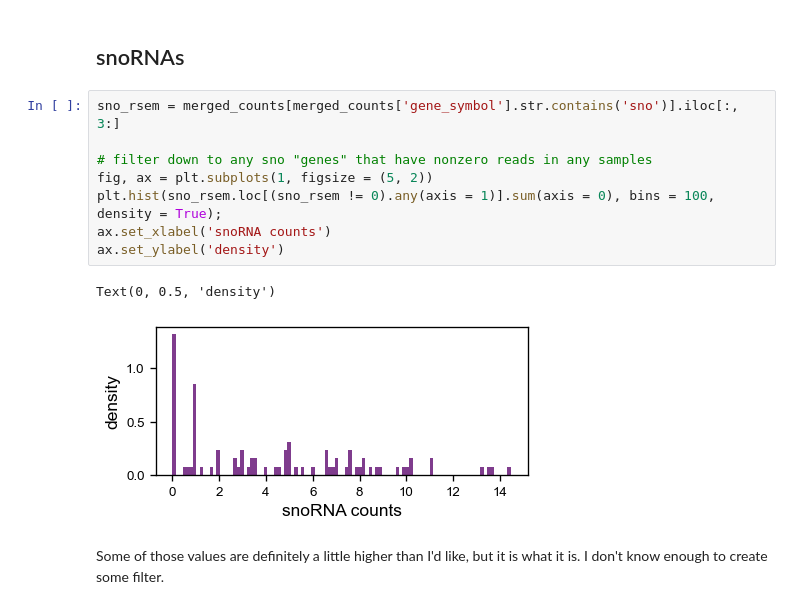
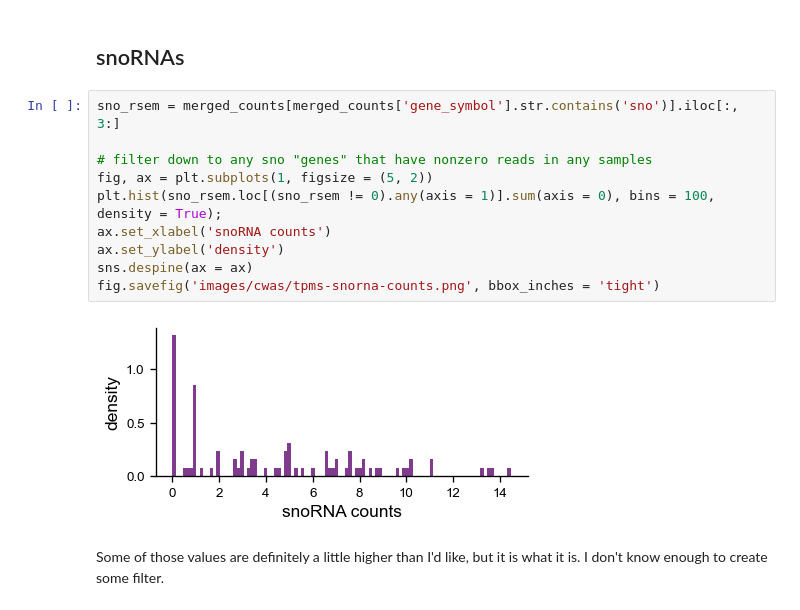
Before and after one commit to vanallenlab/ped_germline_SV, a Jupyter notebook: jett_analysis/pgsvs-neuroblastoma-cwas-rna.ipynb, the cells around one changed output. Saved outputs shown, nothing was run; the diff lists cells and outputs as text.

```diff
--- a/jett_analysis/pgsvs-neuroblastoma-cwas-rna.ipynb
+++ b/jett_analysis/pgsvs-neuroblastoma-cwas-rna.ipynb
@@ -287,14 +287,15 @@ The first thing we can do is just snoRNAs, which can be high in bad data.
 # %%
 sno_rsem = merged_counts[merged_counts['gene_symbol'].str.contains('sno')].iloc[:, 3:]
 
 # filter down to any sno "genes" that have nonzero reads in any samples
 fig, ax = plt.subplots(1, figsize = (5, 2))
 plt.hist(sno_rsem.loc[(sno_rsem != 0).any(axis = 1)].sum(axis = 0), bins = 100, density = True);
 ax.set_xlabel('snoRNA counts')
 ax.set_ylabel('density')
+sns.despine(ax = ax)
+fig.savefig('images/cwas/tpms-snorna-counts.png', bbox_inches = 'tight')
 # %% [output]
-Text(0, 0.5, 'density')
-[figure, old version]
+[figure, new version]
 # %% [markdown]
 Some of those values are definitely a little higher than I'd like, but it is what it is. I don't know enough to create some filter.
 # %% [markdown]
```
Also changed, not shown: parts of 112 cells of this notebook, 10 other files.
